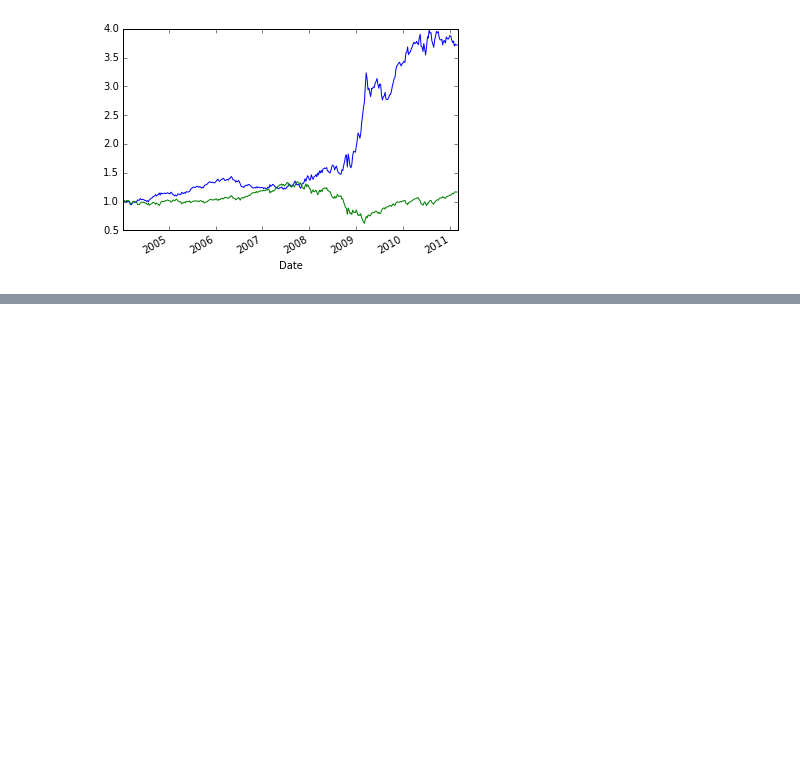
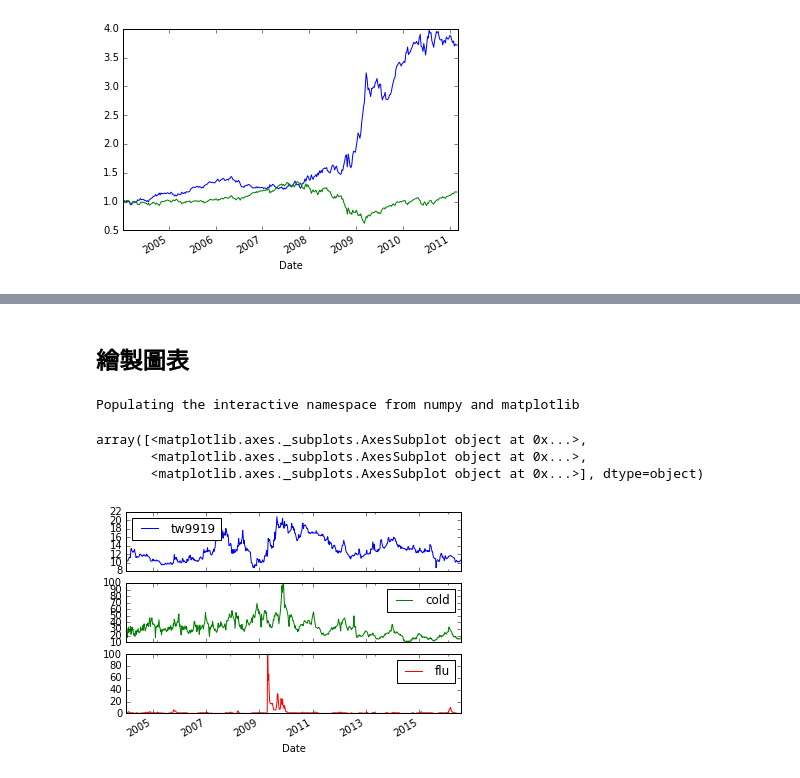
Before and after one commit to ywchiu/pyfintech, a Jupyter notebook: 20160806Demo.ipynb, the cells around one changed output, grey strips where cells are left out. Drawn from its saved outputs; the diff is of its cells as text; code cells hidden in the pictures; blank space fills up the shorter version.

```diff
--- a/20160806Demo.ipynb
+++ b/20160806Demo.ipynb
@@ -249,0 +326,5 @@ Name: val, dtype: float64
+# %%
+import pandas.io.data
+tw9919 = pd.io.data.get_data_yahoo('9919.TW',
+                                 start=datetime.datetime(2004, 1, 1),
+                                 end=datetime.datetime(2016, 8, 6))
@@ -249,0 +372,3 @@ Name: val, dtype: float64
+# %%
+tw9919.index = tw9919.index.map(lambda e: e - datetime.timedelta(days=1))
+tw9919.head()
@@ -249,0 +385,3 @@ Name: val, dtype: float64
+# %%
+results = tw9919.merge(flu, left_index=True, right_index=True, how='inner')
+results.head()
@@ -249,0 +396,6 @@ Name: val, dtype: float64
+# %%
+data = results[['Adj Close', 'cold', 'flu']]
+data.head()
+
+data.columns = ['tw9919', 'cold', 'flu']
+data.head()
@@ -249,0 +421,11 @@ Name: val, dtype: float64
+# %% [markdown]
+## 繪製圖表
+# %%
+%pylab inline
+data.plot(subplots=True)
+# %% [output]
+Populating the interactive namespace from numpy and matplotlib
+array([<matplotlib.axes._subplots.AxesSubplot object at 0x...>,
+       <matplotlib.axes._subplots.AxesSubplot object at 0x...>,
+       <matplotlib.axes._subplots.AxesSubplot object at 0x...>], dtype=object)
+[figure, added]
```
Also changed, not shown: parts of 18 cells of this notebook.
